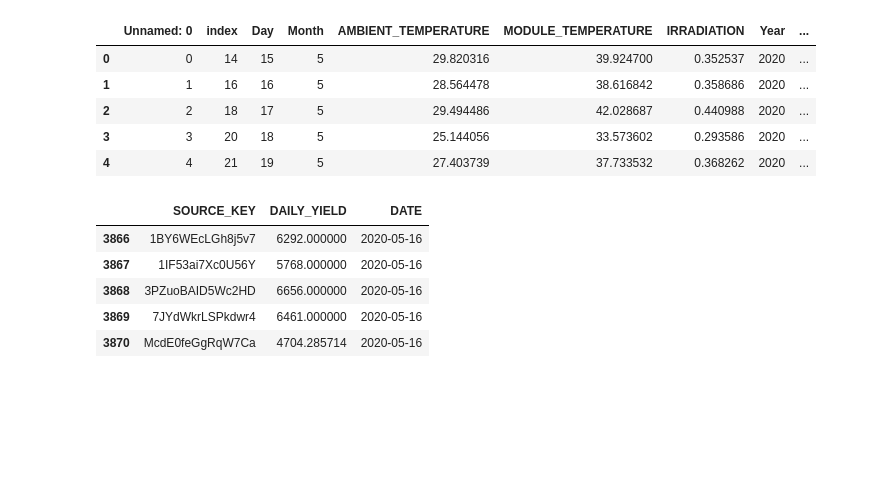
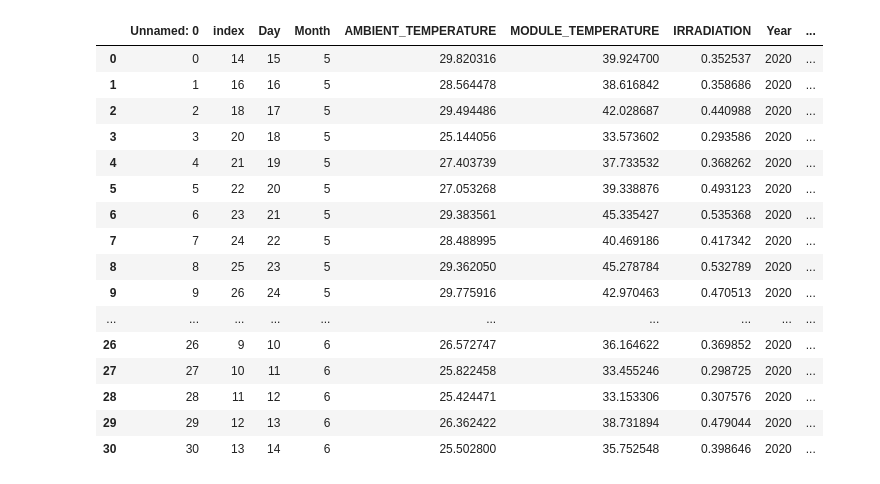
Before and after one commit to A-Wadhwani/ME597-Project, a Jupyter notebook: Solar_Power_data_cleaning.ipynb, the cells around one changed output. Drawn from its saved outputs; the diff is of its cells as text; code cells hidden in the pictures; blank space fills up the shorter version.

```diff
--- a/Solar_Power_data_cleaning.ipynb
+++ b/Solar_Power_data_cleaning.ipynb
@@ -51,23 +54,25 @@ li = []
 for i in inv_list:
   li.append(inv_data.get_group(i))
 # %%
-weather_dat.head()
+weather_dat.head(31)
 # %% [output]
 |  | Unnamed: 0 | index | Day | Month | AMBIENT_TEMPERATURE | MODULE_TEMPERATURE | IRRADIATION | Year | ... |
 | 0 | 0 | 14 | 15 | 5 | 29.820316 | 39.924700 | 0.352537 | 2020 | ... |
 | 1 | 1 | 16 | 16 | 5 | 28.564478 | 38.616842 | 0.358686 | 2020 | ... |
 | 2 | 2 | 18 | 17 | 5 | 29.494486 | 42.028687 | 0.440988 | 2020 | ... |
 | 3 | 3 | 20 | 18 | 5 | 25.144056 | 33.573602 | 0.293586 | 2020 | ... |
 | 4 | 4 | 21 | 19 | 5 | 27.403739 | 37.733532 | 0.368262 | 2020 | ... |
+| 5 | 5 | 22 | 20 | 5 | 27.053268 | 39.338876 | 0.493123 | 2020 | ... |
+| 6 | 6 | 23 | 21 | 5 | 29.383561 | 45.335427 | 0.535368 | 2020 | ... |
+| 7 | 7 | 24 | 22 | 5 | 28.488995 | 40.469186 | 0.417342 | 2020 | ... |
+| 8 | 8 | 25 | 23 | 5 | 29.362050 | 45.278784 | 0.532789 | 2020 | ... |
+| 9 | 9 | 26 | 24 | 5 | 29.775916 | 42.970463 | 0.470513 | 2020 | ... |
+| ... | ... | ... | ... | ... | ... | ... | ... | ... | ... |
+| 26 | 26 | 9 | 10 | 6 | 26.572747 | 36.164622 | 0.369852 | 2020 | ... |
+| 27 | 27 | 10 | 11 | 6 | 25.822458 | 33.455246 | 0.298725 | 2020 | ... |
+| 28 | 28 | 11 | 12 | 6 | 25.424471 | 33.153306 | 0.307576 | 2020 | ... |
+| 29 | 29 | 12 | 13 | 6 | 26.362422 | 38.731894 | 0.479044 | 2020 | ... |
+| 30 | 30 | 13 | 14 | 6 | 25.502800 | 35.752548 | 0.398646 | 2020 | ... |
 # %%
 weather_data_clean = weather_dat.drop(columns=['Unnamed: 0', 'index','Day','Month','Year'])
-# %%
-data3.head()
-# %% [output]
-|  | SOURCE_KEY | DAILY_YIELD | DATE |
-| 3866 | 1BY6WEcLGh8j5v7 | 6292.000000 | 2020-05-16 |
-| 3867 | 1IF53ai7Xc0U56Y | 5768.000000 | 2020-05-16 |
-| 3868 | 3PZuoBAID5Wc2HD | 6656.000000 | 2020-05-16 |
-| 3869 | 7JYdWkrLSPkdwr4 | 6461.000000 | 2020-05-16 |
-| 3870 | McdE0feGgRqW7Ca | 4704.285714 | 2020-05-16 |
 # %%
```
Also changed, not shown: parts of 9 cells of this notebook.
